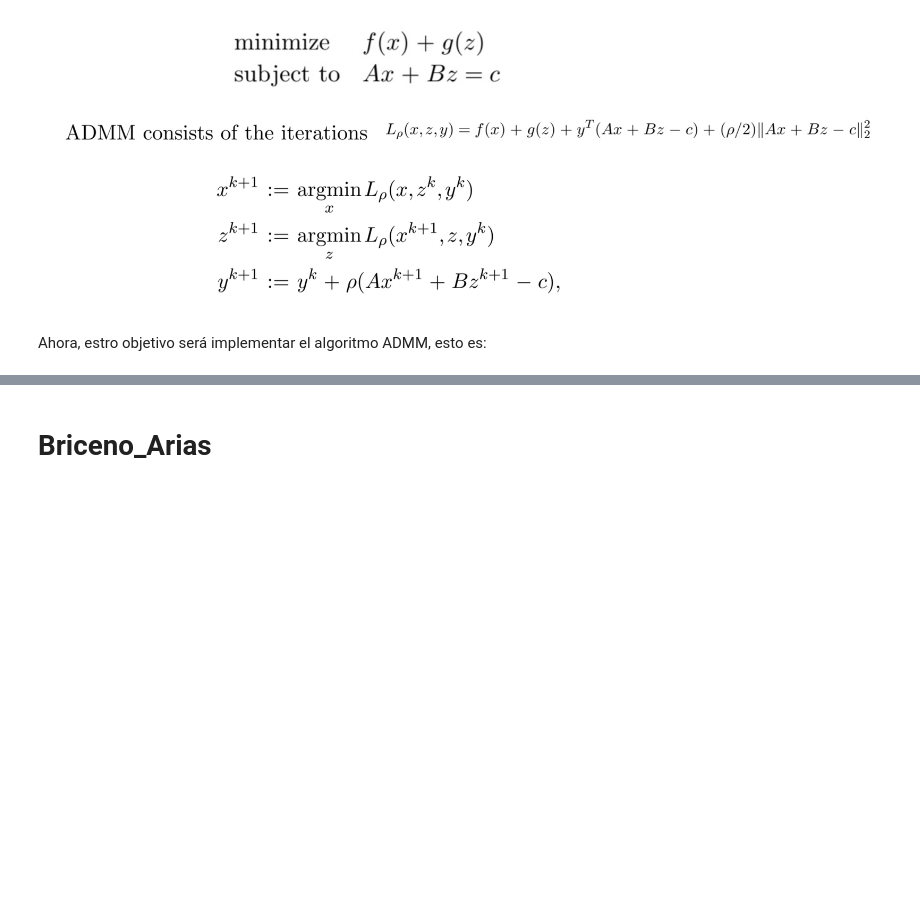
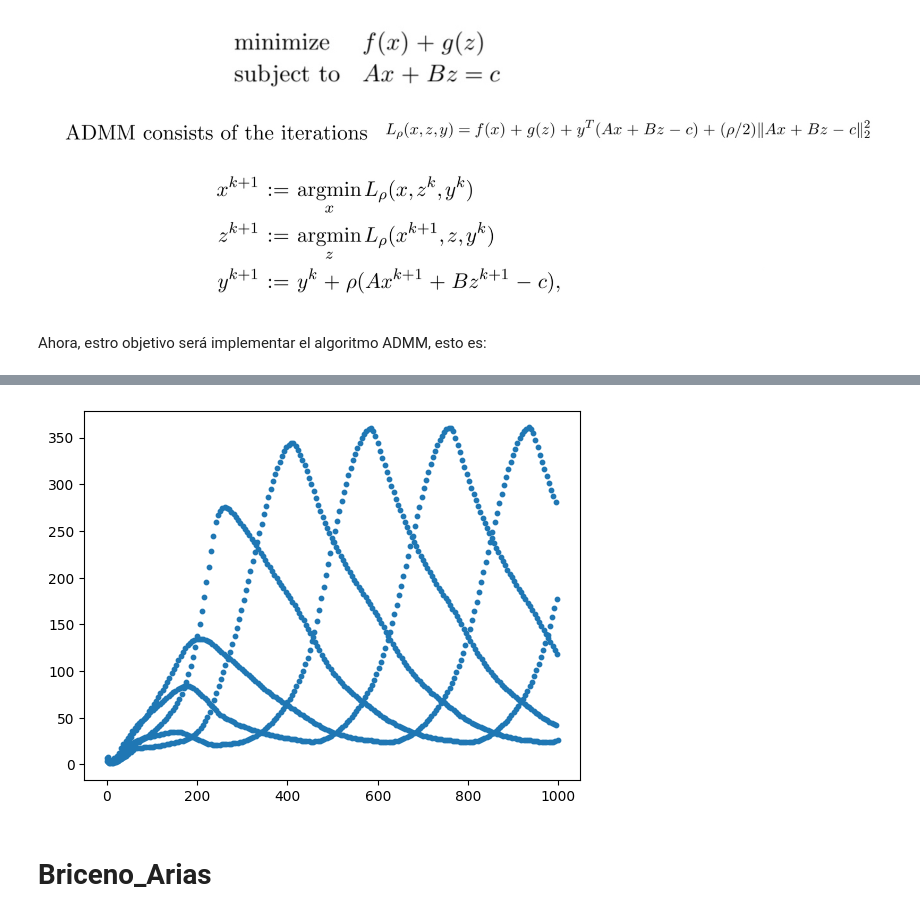
Before and after one commit to Alan-Grez/memoria, a Jupyter notebook: Algoritmos.ipynb, the cells around one changed output, grey strips where cells are left out. Saved outputs shown, nothing was run; the diff lists cells and outputs as text; code cells hidden in the pictures; blank space fills up the shorter version.

```diff
--- a/Algoritmos.ipynb
+++ b/Algoritmos.ipynb
@@ -194,7 +190,7 @@ def ADMM_iteration(decision, state, dual, phi_z1, phi_z2, phi_z3, P, s=1e-3,t=1e
         Output:
             - tuple np.array, np.array, np.array
         Work:
-            The function ompute one iteration over the Davis_Yin_algorithm
+            The function compute one iteration over the Davis_Yin_algorithm
             with prior knowledge of gamma.
     """
     x1, x2, x3                   = decision
@@ -204,7 +200,7 @@ def ADMM_iteration(decision, state, dual, phi_z1, phi_z2, phi_z3, P, s=1e-3,t=1e
     N, M = x1.shape
 
     scale_factor_1 = (s+t) ** -1
-    scale_factor_2 = inv(np.einsum('i,jk -> ijk', r/P, np.ones((N,N))) - t*np.identity(N))
+    scale_factor_2 = np.einsum('i,ijk -> ijk', P/r, np.apply_along_axis(lambda x: inversa_matriz_x2(x, N), 1, (1-P*t/r)[:, None]))
     scale_factor_3 = P/r
 
     diff_1 = -0.5*(x1 - x2) + z2 - lambda_3
@@ -224,7 +220,7 @@ def ADMM_iteration(decision, state, dual, phi_z1, phi_z2, phi_z3, P, s=1e-3,t=1e
 
     return (x1_k, x2_k, x3_k), (z1_k, z2_k), (lambda_1_k, lambda_2_k, lambda_3_k)
 # %%
-N, M = 3, 5
+N, M = 3, 3
 
 x1  = np.random.randint(0,10, size=(N, M))+0.0
 x2  = np.random.randint(0,10, size=(N, M))+0.0
@@ -295,12 +292,16 @@ def ADMM(initial_point, gradient, proba):
     a= "factible"
     b= "factible"
 
-    while Loss >= 1e-3 and k <500:#(a == "factible" or b=="factible"):
+    error_list = []
+
+    while Loss >= 1e-3 and k <1000:#(a == "factible" or b=="factible"):
 
         (x1_k, x2_k, x3_k), (z1_k, z2_k), (lambda_1_k, lambda_2_k, lambda_3_k) = ADMM_iteration((x1, x2, x3), (z1, z2), (lambda_1, lambda_2, lambda_3), phi_1, phi_2, phi_3, proba, s, t, r)
 
         Loss = LA.norm(x1_k - x1)**2 + LA.norm(x2_k - x2)**2 + LA.norm(x3_k - x3)**2
         Loss = Loss/(LA.norm(x1_k)**2 + LA.norm(x2_k)**2 + LA.norm(x3_k)**2)*100
+
+        error_list.append(Loss)
 
         a= "infactible"
         b= "infactible"
@@ -318,7 +319,7 @@ def ADMM(initial_point, gradient, proba):
 
         k+=1
 
-    return (x1, x2, x3), (z1, z2), (lambda_1, lambda_2, lambda_3)
+    return (x1, x2, x3), (z1, z2), (lambda_1, lambda_2, lambda_3), error_list
 # %%
 N, M = 3, 5
 
@@ -334,5 +335,5 @@ gradient_of_h = np.random.randint(0,10, size=(N, 1))+0.0,\
                 np.random.randint(0,10, size=(1, M))+5.0
 
 
-ADMM((z1_0,z2_0,z3_0), gradient_of_h, proba)
+(x1, x2, x3), (z1, z2), (lambda_1, lambda_2, lambda_3), error_list_ADMM = ADMM((z1_0,z2_0,z3_0), gradient_of_h, proba)
 # %% [output]
@@ -373,3 +357,8 @@ Iteration: 499  Loss: 101.87583603675341 Factible: infactible factible
+# %%
+plt.scatter(range(len(error_list_ADMM)-1), error_list_ADMM[1:], s=10)
+plt.show()
+# %% [output]
+[figure, added]
 # %% [markdown]
 # Briceno_Arias
 # %% [markdown]
```
Also changed, not shown: parts of 11 cells of this notebook.
